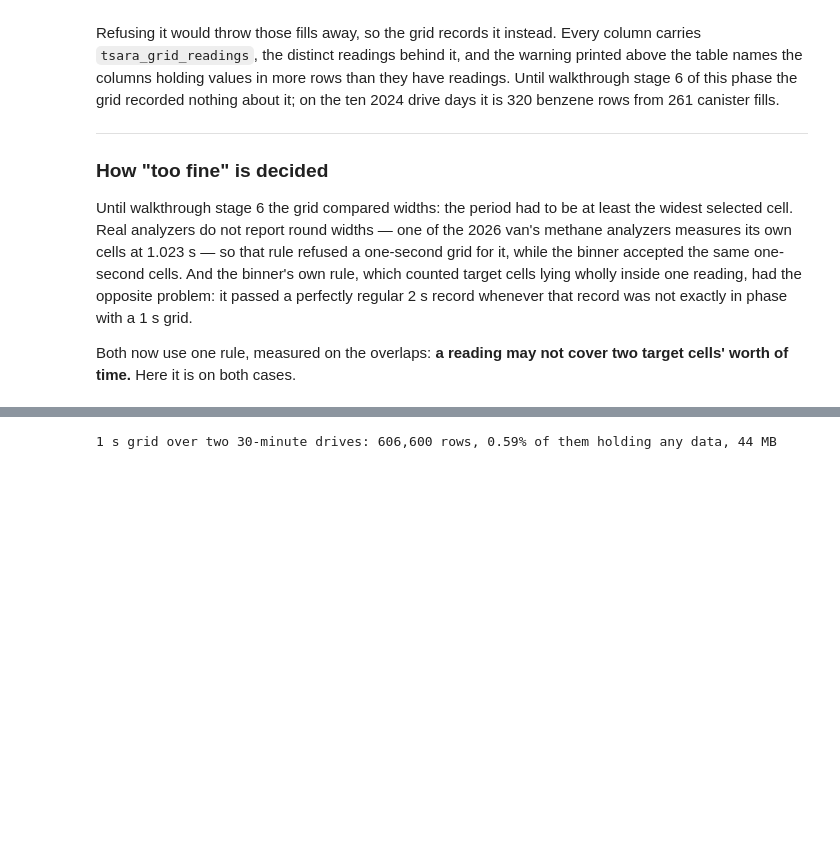
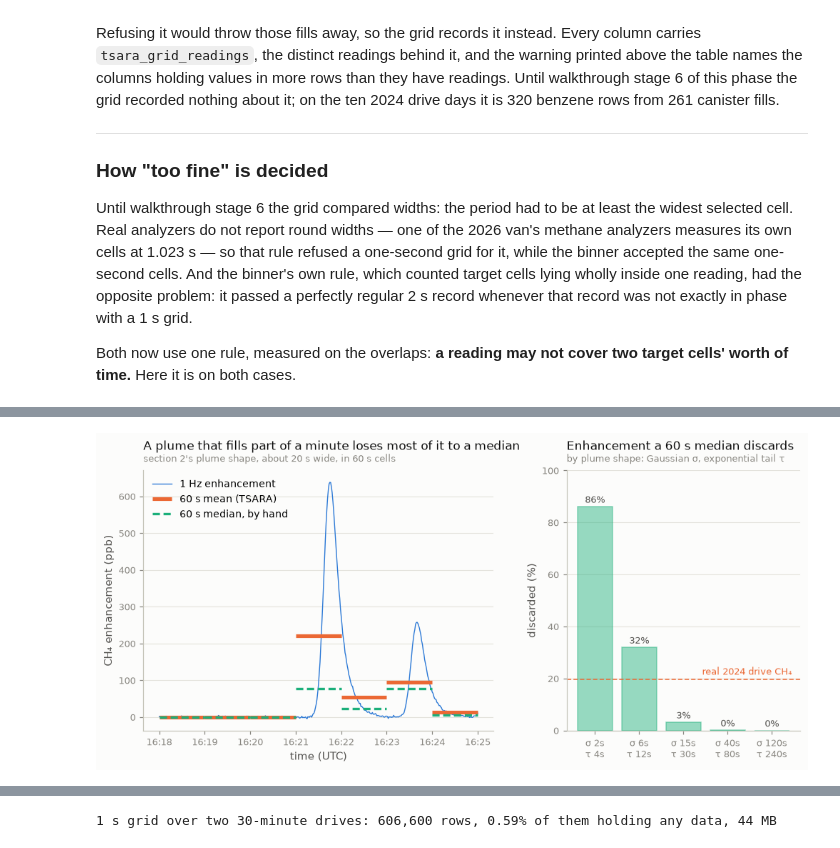
Before and after one commit to agmeyer4/tsara, a Jupyter notebook: examples/notebooks/04_alignment_walkthrough.ipynb, the cells around one changed output, grey strips where cells are left out. Saved outputs shown, nothing was run; the diff lists cells and outputs as text; code cells hidden in the pictures; blank space fills up the shorter version.

```diff
--- a/examples/notebooks/04_alignment_walkthrough.ipynb
+++ b/examples/notebooks/04_alignment_walkthrough.ipynb
@@ -1153,0 +1312,10 @@ quietly, in one argument order, until this walkthrough found it.
+# %%
+print(
+    f"y_name={paired.y_name!r}  x_name={paired.x_name!r}  clock={paired.clock!r}  "
+    f"n_pairs={paired.n_pairs}  y_readings={paired.y_readings}  x_readings={paired.x_readings}\n"
+)
+print(paired.dataset)
+for name in (paired.y_name, paired.x_name):
+    print(f"\n{name}:")
+    for key, value in paired.dataset[name].attrs.items():
+        print(f"    {key:24} {value}")
@@ -2339,0 +2744,89 @@ the drives into the matrix too. Two thirty-minute drives a week apart:
+# %%
+def minute_medians(stream, cells):
+    """Median of the readings timestamped inside each cell -- by hand, NOT TSARA."""
+    stamps = stream["time"].values.astype("datetime64[ns]").astype("int64")
+    row = np.searchsorted(cells.start_ns, stamps, side="right") - 1
+    inside = (row >= 0) & (stamps < cells.stop_ns[np.clip(row, 0, len(cells) - 1)])
+    by_row = pd.Series(stream["ch4"].values[inside]).groupby(row[inside]).median()
+    out = np.full(len(cells), np.nan)
+    out[by_row.index.to_numpy()] = by_row.to_numpy()
+    return out
+
+
+SHAPES = (("2s", "4s"), ("6s", "12s"), ("15s", "30s"), ("40s", "80s"), ("120s", "240s"))
+discarded, examples = [], {}
+for sigma_w, tau_w in SHAPES:
+    spec12 = copy.deepcopy(SPEC)
+    spec12["duration"] = "4h"
+    spec12["instruments"] = {"fast": spec12["instruments"]["fast"]}
+    spec12["instruments"]["fast"].pop("dropouts", None)
+    spec12["sources"]["well_pad"]["shape"] = {"kind": "emg", "sigma": sigma_w, "tau": tau_w}
+    spec12["sources"]["well_pad"]["ratios"] = {}
+    sharp = generate(SyntheticConfig.model_validate(spec12)).streams["fast"]
+    first_minute = pd.Timestamp(sharp["time_bnds"].values[0, 0]).ceil("min").value
+    k12 = np.arange(239, dtype=np.int64)
+    cells12 = CellBounds(
+        start_ns=first_minute + k12 * 60 * SECOND, stop_ns=first_minute + (k12 + 1) * 60 * SECOND
+    )
+    mean_enh = bin_streams_onto_cells({"fast": sharp}, cells12, ["ch4"])["ch4"].values - 1900.0
+    median_enh = minute_medians(sharp, cells12) - 1900.0
+    # The rule of METHODS §11.7.1 with the background known: a cell is enhanced
+    # when its mean exceeds 5 ppb, and a negative median counts as zero.
+    enhanced = mean_enh > 5.0
+    discarded.append(1.0 - np.clip(median_enh[enhanced], 0, None).sum() / mean_enh[enhanced].sum())
+    examples[sigma_w] = (sharp, cells12, mean_enh, median_enh)
+    print(
+        f"plume sigma {sigma_w:>4}, tail {tau_w:>4}: {int(enhanced.sum()):>3} enhanced minutes, "
+        f"median discards {discarded[-1]:6.1%} of their enhancement"
+    )
+
+sharp, cells12, mean_enh, median_enh = examples["6s"]
+worst12 = int(np.nanargmax(mean_enh - np.clip(median_enh, 0, None)))
+pick = slice(worst12 - 3, worst12 + 4)
+seg = sharp.sel(
+    time=slice(pd.Timestamp(cells12.start_ns[pick][0]), pd.Timestamp(cells12.stop_ns[pick][-1]))
+)
+c0 = cells12.start_ns[pick].astype("datetime64[ns]")
+c1 = cells12.stop_ns[pick].astype("datetime64[ns]")
+print("\nthe stretch drawn below, minutes with a mean enhancement above 5 ppb:")
+for start12, m12, q12 in zip(c0, mean_enh[pick], median_enh[pick]):
+    if m12 > 5.0:
+        print(
+            f"    {pd.Timestamp(start12):%H:%M}  mean {m12:6.1f} ppb, median {q12:6.1f} ppb, "
+            f"kept {max(q12, 0.0) / m12:4.0%}"
+        )
+
+fig, (axl, axr) = plt.subplots(
+    1, 2, figsize=(10.8, 4.3), gridspec_kw={"width_ratios": [1.5, 1.0], "wspace": 0.25}
+)
+axl.plot(seg["time"].values, seg["ch4"].values - 1900.0, color=C1, lw=0.9, label="1 Hz enhancement")
+axl.hlines(mean_enh[pick], c0, c1, color=C2, lw=3.4, label="60 s mean (TSARA)")
+axl.hlines(
+    median_enh[pick], c0, c1, color=C3, lw=2.2, ls=(0, (3, 1.5)), label="60 s median, by hand"
+)
+finish(
+    axl,
+    "A plume that fills part of a minute loses most of it to a median",
+    "section 2's plume shape, about 20 s wide, in 60 s cells",
+    "CH₄ enhancement (ppb)",
+    "time (UTC)",
+    legend=True,
+    loc="upper left",
+)
+hhmm(axl)
+axr.bar(range(len(SHAPES)), np.array(discarded) * 100, color=C3, alpha=0.45, edgecolor=C3)
+for i, share in enumerate(discarded):
+    axr.text(i, share * 100 + 1.5, f"{share:.0%}", ha="center", fontsize=8.5, color=INK2)
+axr.axhline(19.6, color=C2, lw=1.0, ls=(0, (4, 2)))
+axr.text(len(SHAPES) - 0.55, 21.5, "real 2024 drive CH₄", ha="right", fontsize=8.2, color=C2)
+axr.set_xticks(range(len(SHAPES)), [f"σ {s}\nτ {t}" for s, t in SHAPES])
+axr.set_ylim(0, 100)
+finish(
+    axr,
+    "Enhancement a 60 s median discards",
+    "by plume shape: Gaussian σ, exponential tail τ",
+    "discarded (%)",
+    None,
+)
+plt.show()
+# %% [output]
@@ -2339,0 +2844 @@ the drives into the matrix too. Two thirty-minute drives a week apart:
+[figure, added]
```
Also changed, not shown: parts of 27 cells of this notebook.
